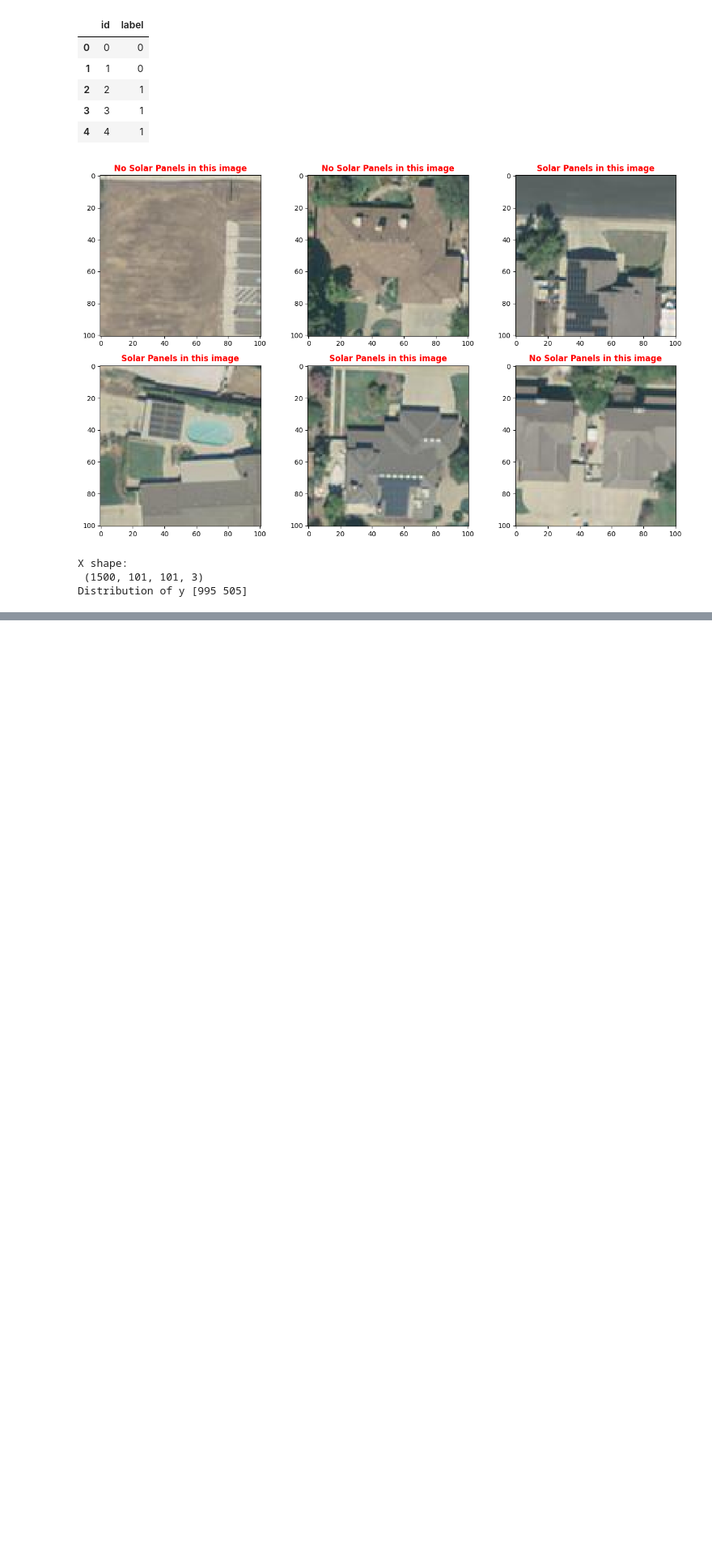
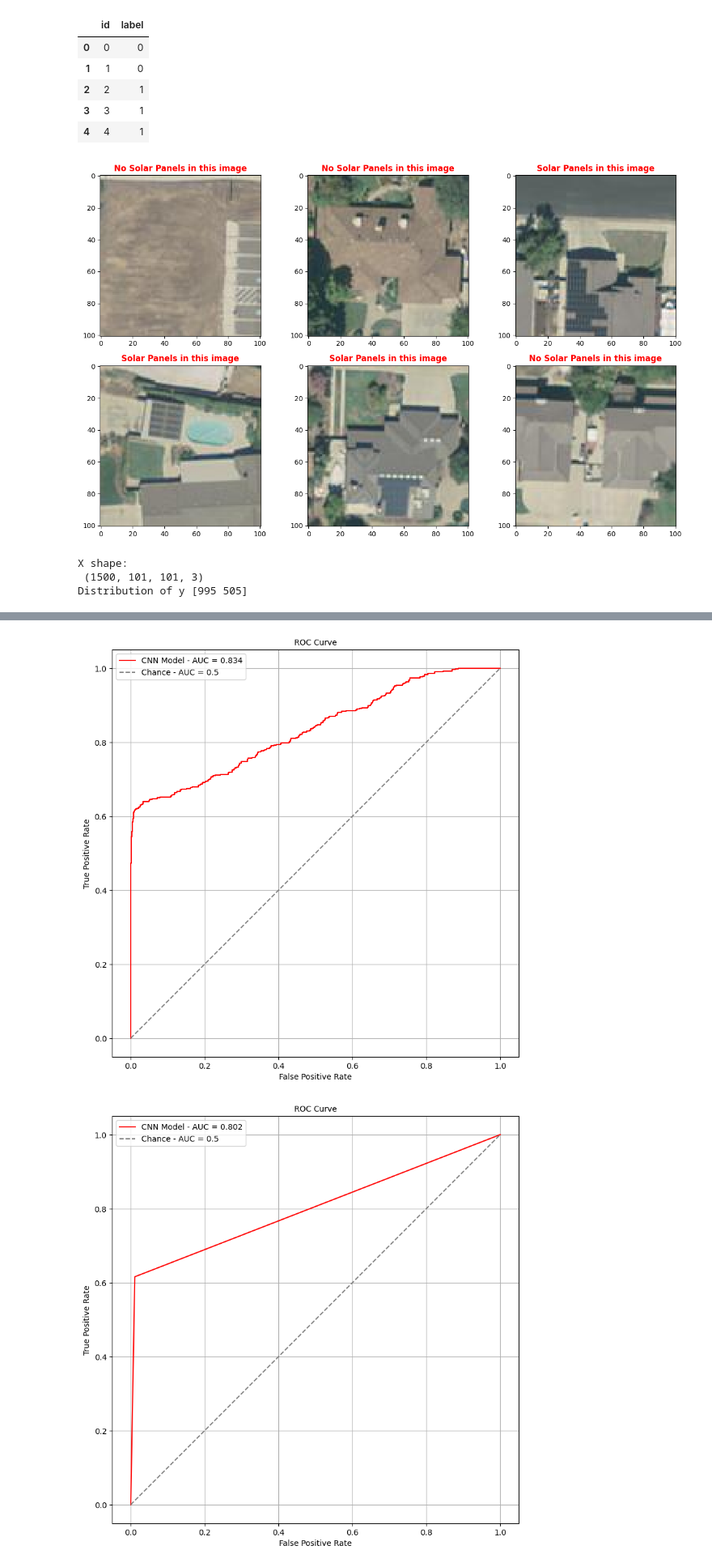
Before and after one commit to sujan22359/Solar-Panel-Detection-using-Deep-Learning, a Jupyter notebook: solar panel.ipynb, the cells around one changed output, grey strips where cells are left out. Shown at 81% size. Cells and saved outputs as stored; diff of their text form; code cells hidden in the pictures; blank space fills up the shorter version.

```diff
--- a/solar panel.ipynb
+++ b/solar panel.ipynb
@@ -143,0 +280,33 @@ def build_model():
+# %%
+def plot_roc(y_true, y_pred_cnn):
+    '''
+    Plots ROC curves for the CNN models.
+    '''
+    plt.figure(figsize=(8, 8))
+
+    # ROC of CNN
+    fpr, tpr, _ = roc_curve(y_true, y_pred_cnn, pos_label=1)
+    auc = roc_auc_score(y_true, y_pred_cnn)
+    legend_string = 'CNN Model - AUC = {:0.3f}'.format(auc)
+    plt.plot(fpr, tpr, color='red', label=legend_string)
+
+    # ROC of chance
+    plt.plot([0, 1], [0, 1], '--', color='gray', label='Chance - AUC = 0.5')
+
+    # plot aesthetics
+    plt.xlabel('False Positive Rate')
+    plt.ylabel('True Positive Rate')
+    plt.grid('on')
+    plt.axis('square')
+    plt.legend()
+    plt.tight_layout()
+    plt.title('ROC Curve', fontsize=10)
+    pass
+# %%
+# plot ROC
+y_pred = [1 if pred >= 0.5 else 0 for pred in cnn_y_hat_prob]
+plot_roc(y,  cnn_y_hat_prob)
+plot_roc(y, y_pred)
+# %% [output]
+[figure, added]
+[figure, added]
```
Also changed, not shown: parts of 6 cells of this notebook.
